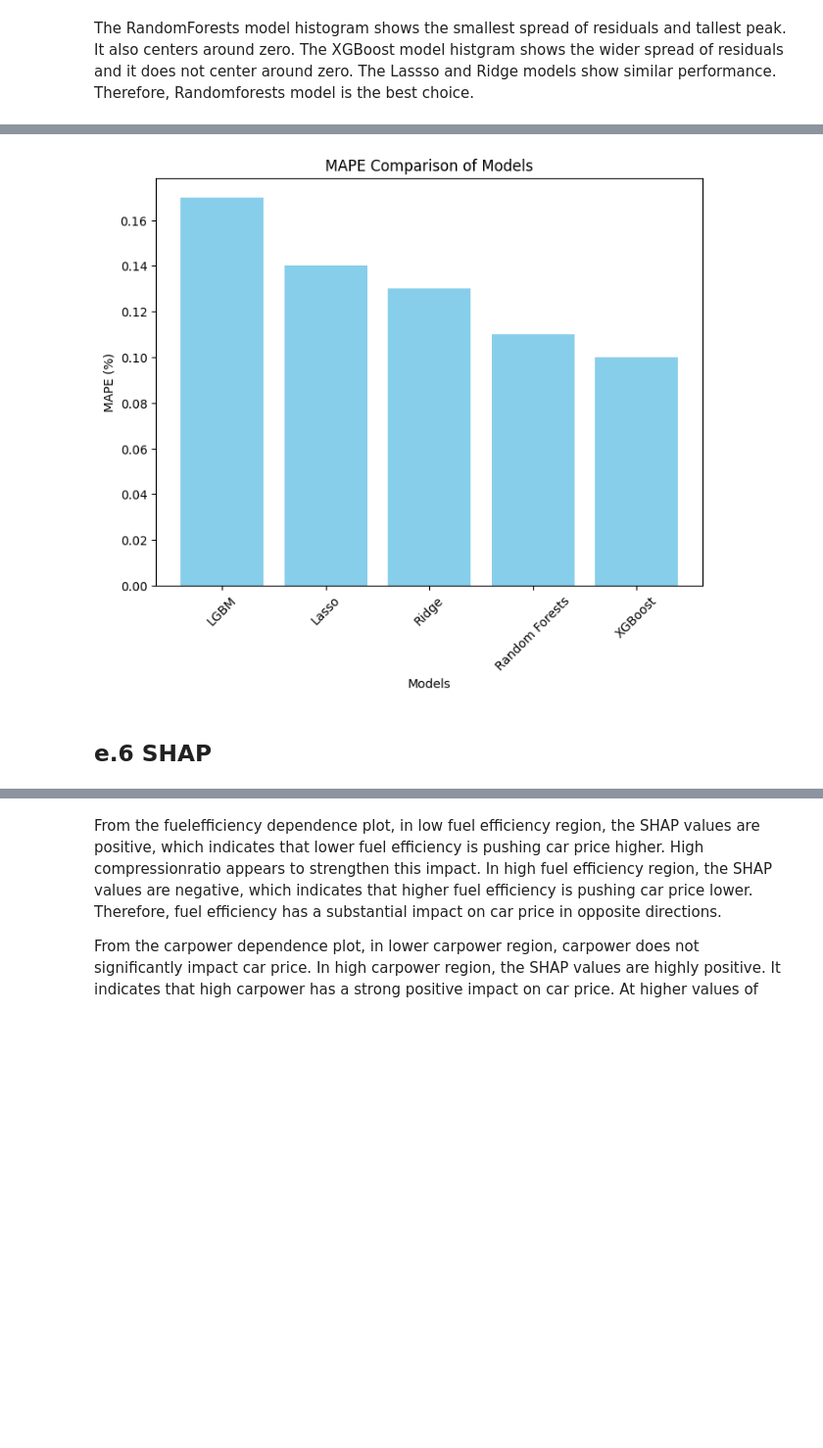
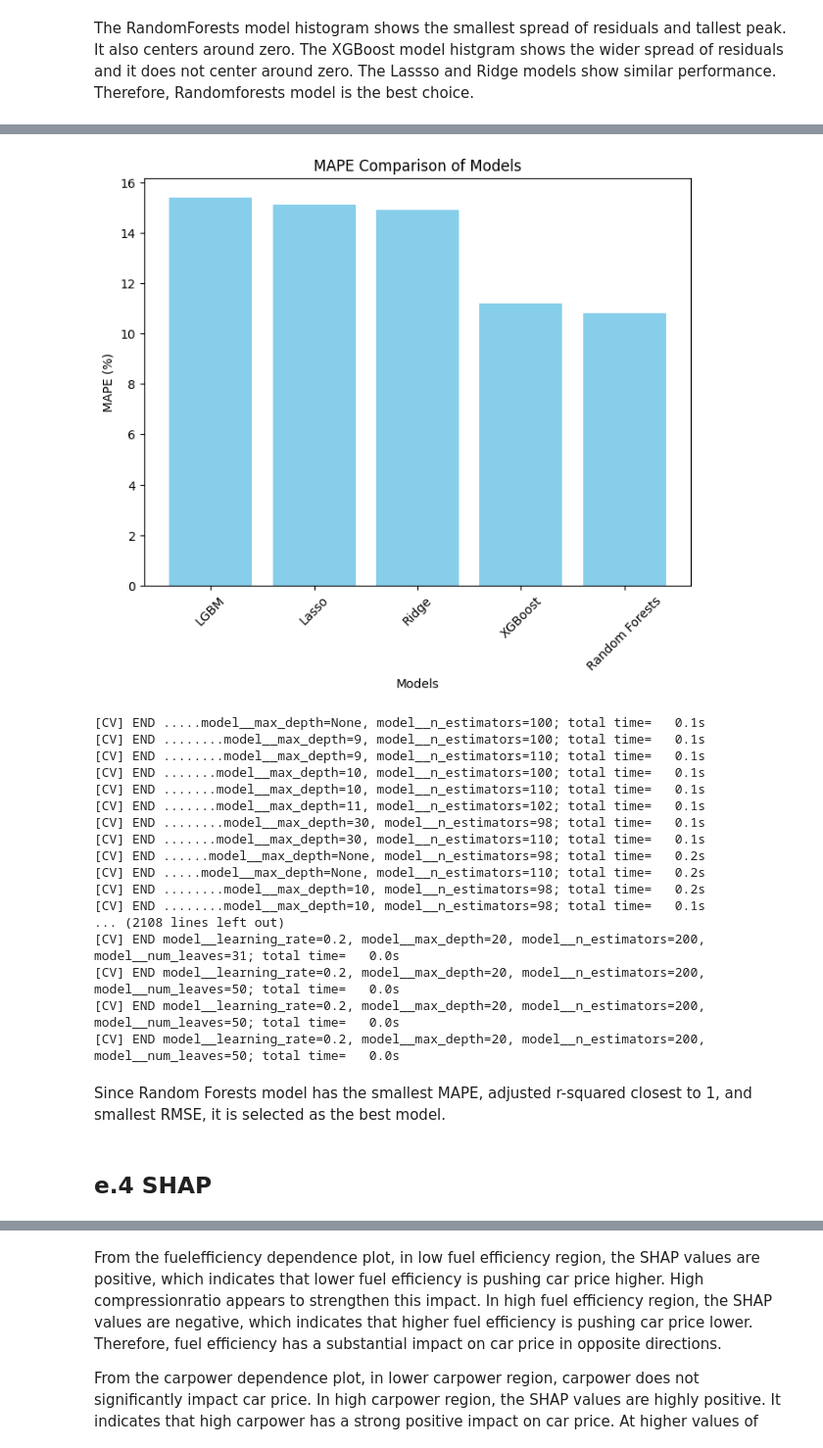
Before and after one commit to stevelitech2018/Capstone_2_car_price, a Jupyter notebook: Car price prediction multiple linear regression/Capstone_2nd_Modeling.ipynb, the cells around one changed output, grey strips where cells are left out. Shown: that part at 98% size. Drawn from its saved outputs; the diff is of its cells as text; code cells hidden in the pictures; blank space fills up the shorter version.

```diff
--- a/Car price prediction multiple linear regression/Capstone_2nd_Modeling.ipynb
+++ b/Car price prediction multiple linear regression/Capstone_2nd_Modeling.ipynb
@@ -386,29 +202,48 @@ MAPE (LGBM): 0.17%
 # %%
 import matplotlib.pyplot as plt
 
 # Example MAPE values for two models (replace these with your actual MAPE values)
 mape_values = {
-    "Lasso": 0.14,
-    "Ridge":0.13,
-    "Random Forests":0.11,
-    "XGBoost":0.10,
-    "LGBM":0.17
+    "Lasso": 15.1,
+    "Ridge":14.9,
+    "Random Forests":10.8,
+    "XGBoost":11.2,
+    "LGBM":15.4
     # Add any additional models here
 }
 
 # Sorting the MAPE values in descending order
 sorted_mape_values = dict(sorted(mape_values.items(), key=lambda item: item[1], reverse=True))
 
 # Creating a bar chart
 plt.figure(figsize=(8, 6))
 plt.bar(sorted_mape_values.keys(), sorted_mape_values.values(), color='skyblue')
 plt.xlabel('Models')
 plt.ylabel('MAPE (%)')
 plt.title('MAPE Comparison of Models')
 plt.xticks(rotation=45)
 plt.show()
 # %% [output]
-[figure, old version]
+[figure, new version]
+[CV] END .....model__max_depth=None, model__n_estimators=100; total time=   0.1s
+[CV] END ........model__max_depth=9, model__n_estimators=100; total time=   0.1s
+[CV] END ........model__max_depth=9, model__n_estimators=110; total time=   0.1s
+[CV] END .......model__max_depth=10, model__n_estimators=100; total time=   0.1s
+[CV] END .......model__max_depth=10, model__n_estimators=110; total time=   0.1s
+[CV] END .......model__max_depth=11, model__n_estimators=102; total time=   0.1s
+[CV] END ........model__max_depth=30, model__n_estimators=98; total time=   0.1s
+[CV] END .......model__max_depth=30, model__n_estimators=110; total time=   0.1s
+[CV] END ......model__max_depth=None, model__n_estimators=98; total time=   0.2s
+[CV] END .....model__max_depth=None, model__n_estimators=110; total time=   0.2s
+[CV] END ........model__max_depth=10, model__n_estimators=98; total time=   0.2s
+[CV] END ........model__max_depth=10, model__n_estimators=98; total time=   0.1s
+... (2108 lines left out)
+[CV] END model__learning_rate=0.2, model__max_depth=20, model__n_estimators=200, model__num_leaves=31; total time=   0.0s
+[CV] END model__learning_rate=0.2, model__max_depth=20, model__n_estimators=200, model__num_leaves=50; total time=   0.0s
+[CV] END model__learning_rate=0.2, model__max_depth=20, model__n_estimators=200, model__num_leaves=50; total time=   0.0s
+[CV] END model__learning_rate=0.2, model__max_depth=20, model__n_estimators=200, model__num_leaves=50; total time=   0.0s
+# %% [markdown]
+Since Random Forests model has the smallest MAPE, adjusted r-squared closest to 1, and smallest RMSE, it is selected as the best model.
 # %% [markdown]
-<a id="e.6"></a>
-## e.6 SHAP
+<a id="e.4"></a>
+## e.4 SHAP
```
Also changed, not shown: parts of 24 cells of this notebook, 1 other file.
